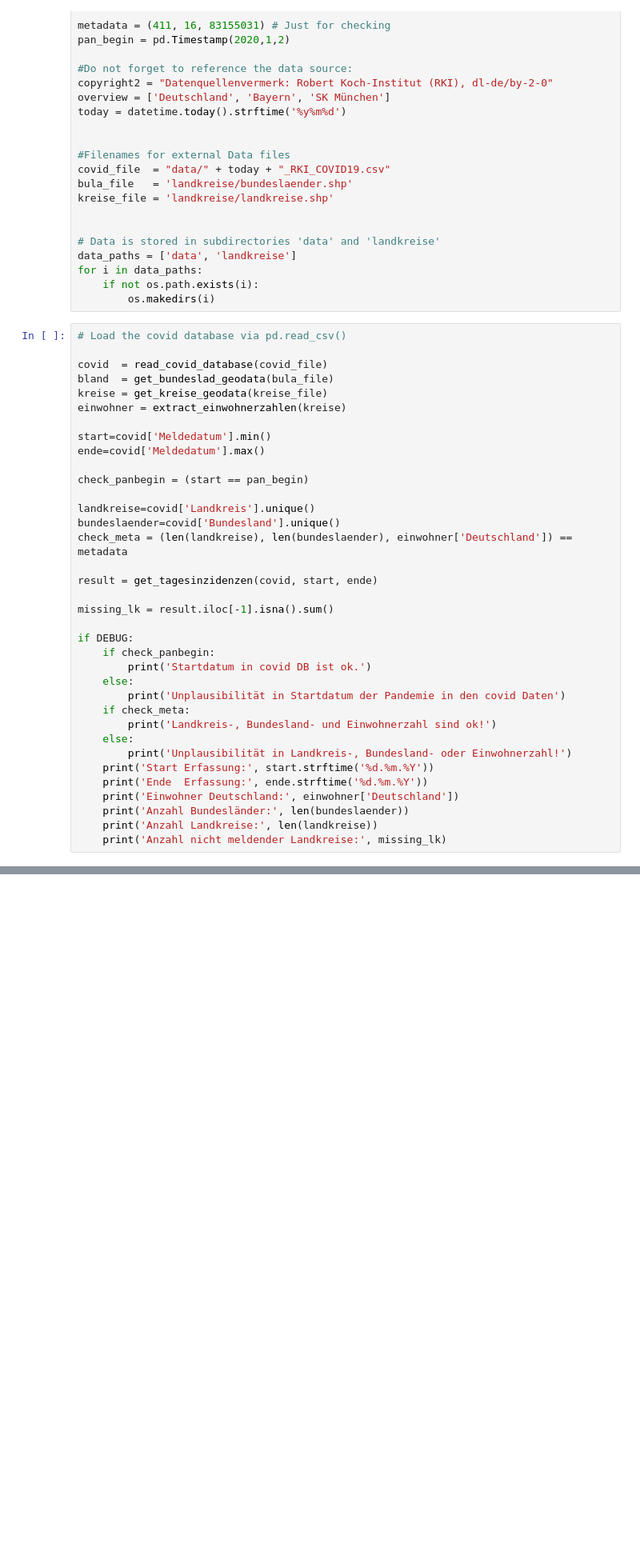
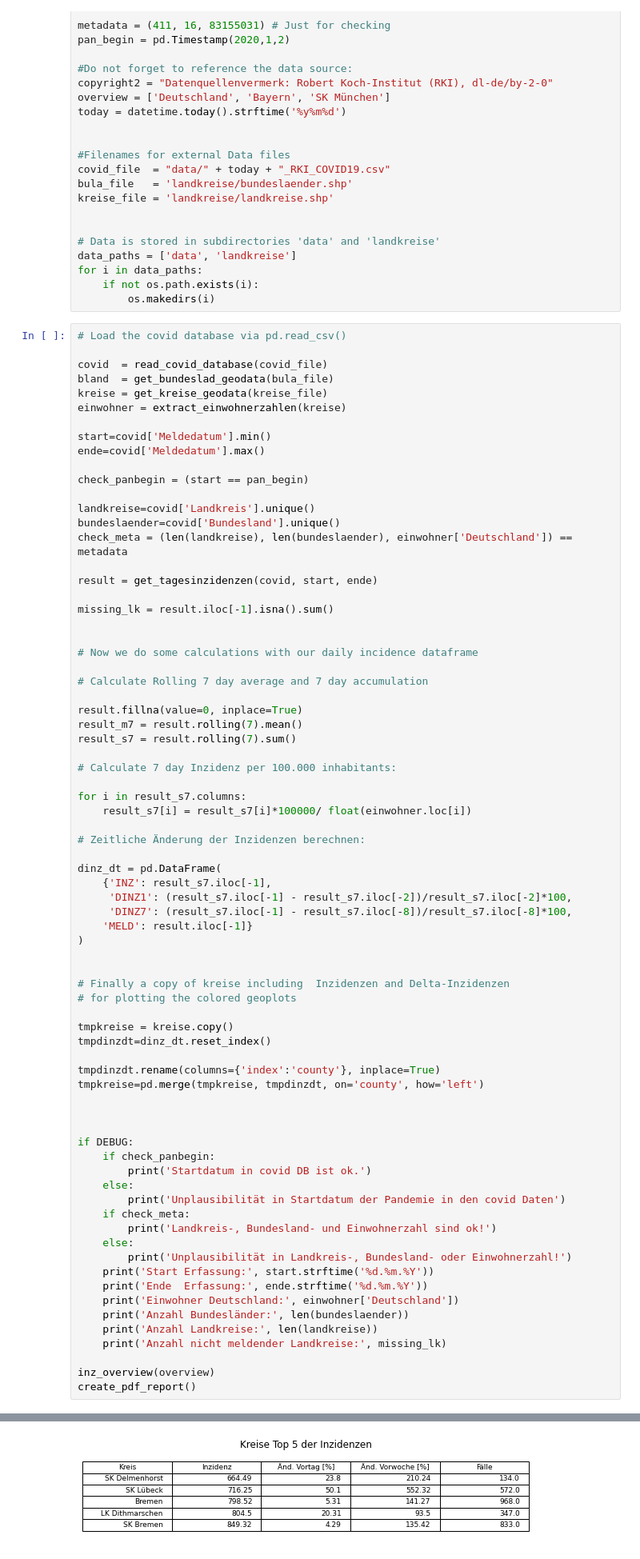
Before and after one commit to uliuphoff/rki-covid-explore, a Jupyter notebook: rki_covid_explore_2.ipynb, the cells around one changed output, grey strips where cells are left out. Shown at 80% size. Cells and saved outputs as stored; diff of their text form; blank space fills up the shorter version.

```diff
--- a/rki_covid_explore_2.ipynb
+++ b/rki_covid_explore_2.ipynb
@@ -399,6 +472,41 @@ result = get_tagesinzidenzen(covid, start, ende)
 
 missing_lk = result.iloc[-1].isna().sum()
 
+
+# Now we do some calculations with our daily incidence dataframe
+
+# Calculate Rolling 7 day average and 7 day accumulation
+
+result.fillna(value=0, inplace=True)
+result_m7 = result.rolling(7).mean()
+result_s7 = result.rolling(7).sum()
+
+# Calculate 7 day Inzidenz per 100.000 inhabitants:
+
+for i in result_s7.columns:
+    result_s7[i] = result_s7[i]*100000/ float(einwohner.loc[i])
+
+# Zeitliche Änderung der Inzidenzen berechnen:
+
+dinz_dt = pd.DataFrame(
+    {'INZ': result_s7.iloc[-1],
+     'DINZ1': (result_s7.iloc[-1] - result_s7.iloc[-2])/result_s7.iloc[-2]*100,
+     'DINZ7': (result_s7.iloc[-1] - result_s7.iloc[-8])/result_s7.iloc[-8]*100,
+    'MELD': result.iloc[-1]}
+)
+
+
+# Finally a copy of kreise including  Inzidenzen and Delta-Inzidenzen
+# for plotting the colored geoplots
+
+tmpkreise = kreise.copy()
+tmpdinzdt=dinz_dt.reset_index()
+
+tmpdinzdt.rename(columns={'index':'county'}, inplace=True)
+tmpkreise=pd.merge(tmpkreise, tmpdinzdt, on='county', how='left')
+
+
+
 if DEBUG:
     if check_panbegin:
         print('Startdatum in covid DB ist ok.')
@@ -414,3 +522,7 @@ if DEBUG:
     print('Anzahl Bundesländer:', len(bundeslaender))
     print('Anzahl Landkreise:', len(landkreise))
     print('Anzahl nicht meldender Landkreise:', missing_lk)
+
+inz_overview(overview)
+create_pdf_report()
+# %% [output]
@@ -416,0 +547 @@ if DEBUG:
+[figure, added]
```
Also changed, not shown: parts of 11 cells of this notebook.
